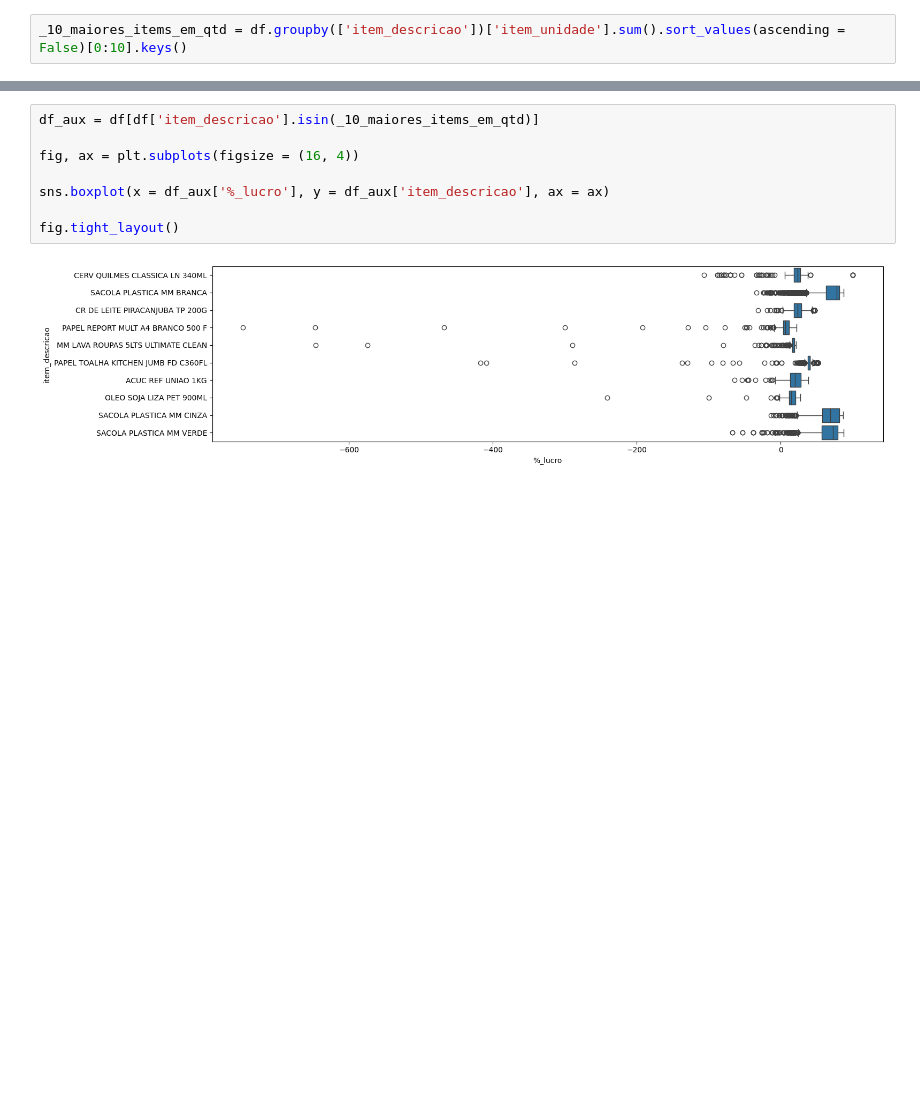
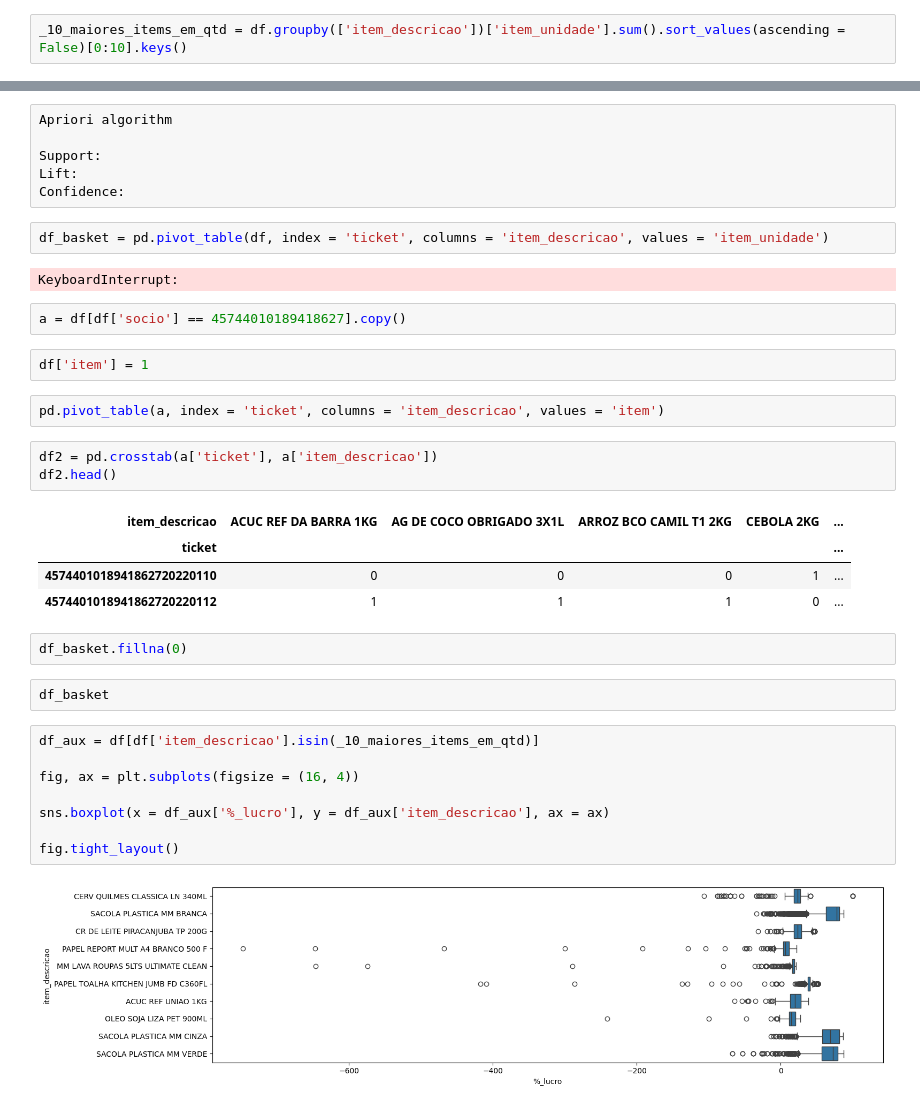
Before and after one commit to rafaelfabri/case, a Jupyter notebook: notebooks/parte_1_analytics.ipynb, the cells around one changed output, grey strips where cells are left out. Drawn from its saved outputs; the diff is of its cells as text; blank space fills up the shorter version.

Commit message:
parte_1_analise_exploratoria_basket_market_1

```diff
--- a/notebooks/parte_1_analytics.ipynb
+++ b/notebooks/parte_1_analytics.ipynb
@@ -154,3 +296,31 @@ _10_maiores_items_em_qtd = df.groupby(['item_descricao'])['item_unidade'].sum().
+# %%
+Apriori algorithm
+
+Support:
+Lift:
+Confidence:
+# %%
+df_basket = pd.pivot_table(df, index = 'ticket', columns = 'item_descricao', values = 'item_unidade')
+# %% [output]
+KeyboardInterrupt:
+# %%
+a = df[df['socio'] == 45744010189418627].copy()
+# %%
+df['item'] = 1
+# %%
+pd.pivot_table(a, index = 'ticket', columns = 'item_descricao', values = 'item')
+# %%
+df2 = pd.crosstab(a['ticket'], a['item_descricao'])
+df2.head()
+# %% [output]
+| item_descricao | ACUC REF DA BARRA 1KG | AG DE COCO OBRIGADO 3X1L | ARROZ BCO CAMIL T1 2KG | CEBOLA 2KG | ... |
+| ticket |  |  |  |  | ... |
+| 4574401018941862720220110 | 0 | 0 | 0 | 1 | ... |
+| 4574401018941862720220112 | 1 | 1 | 1 | 0 | ... |
+# %%
+df_basket.fillna(0)
+# %%
+df_basket
 # %%
 df_aux = df[df['item_descricao'].isin(_10_maiores_items_em_qtd)]
 
```
Also changed, not shown: parts of 43 cells of this notebook.
